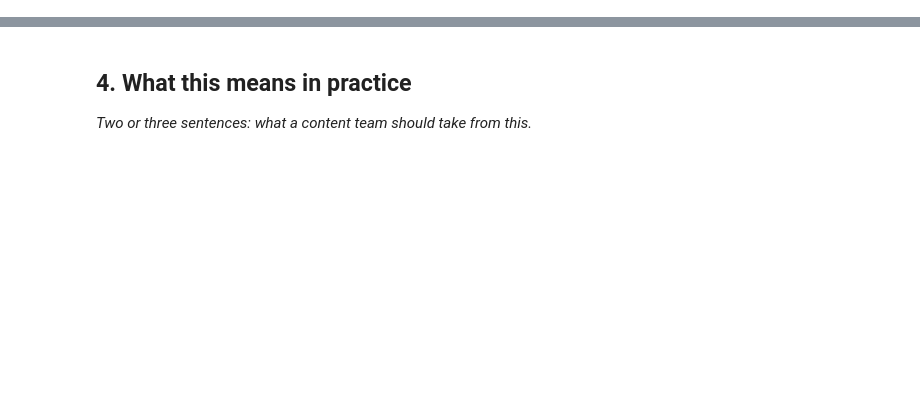
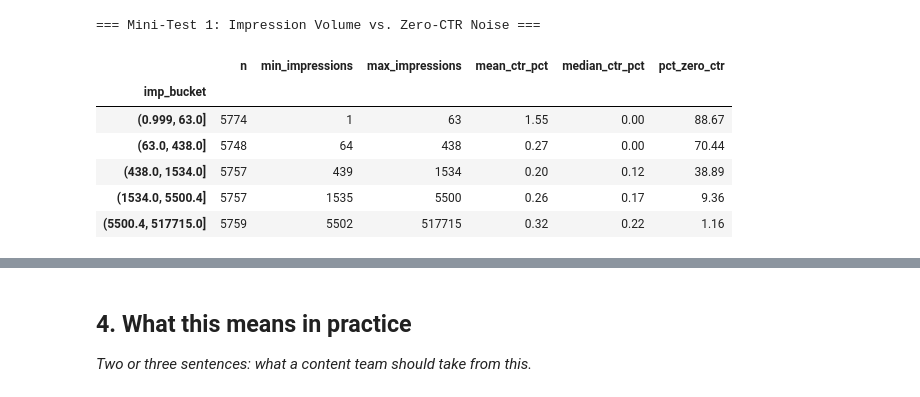
Before and after one commit to moath177/flyrank, a Jupyter notebook: work/notebooks/w04_signal_audit.ipynb, the cells around one changed output, grey strips where cells are left out. Drawn from its saved outputs; the diff is of its cells as text; code cells hidden in the pictures; blank space fills up the shorter version.

```diff
--- a/work/notebooks/w04_signal_audit.ipynb
+++ b/work/notebooks/w04_signal_audit.ipynb
@@ -8,0 +8,26 @@ This skeleton is yours to fill. Work the sections **in order** — each one has
+# %%
+import os, sys, subprocess
+import pandas as pd, numpy as np
+import matplotlib.pyplot as plt
+
+# Colab / local path resolution
+IN_COLAB = "google.colab" in sys.modules
+REPO_URL = "https://github.com/flyrank-bih/flyrank-ml-internship-starter"
+REPO_DIR = "flyrank-ml-internship-starter"
+
+if IN_COLAB:
+    if not os.path.isdir(REPO_DIR):
+        subprocess.run(["git", "clone", "--depth", "1", REPO_URL, REPO_DIR], check=True)
+    os.chdir(REPO_DIR)
+    subprocess.run([sys.executable, "-m", "pip", "install", "-q", "-r", "requirements.txt"], check=True)
+elif os.path.basename(os.getcwd()) == "notebooks":
+    os.chdir("../..")
+elif os.path.basename(os.getcwd()) == "work":
+    os.chdir("..")
+
+print("Working dir:", os.getcwd())
+assert os.path.exists("data/raw/content_refresh_anonymized.csv"), "starter CSV not found — are you at repo root?"
+print("Starter data found. Loading dataset...")
+
+df = pd.read_csv("data/raw/content_refresh_anonymized.csv")
+print(f"Loaded {len(df):,} rows x {len(df.columns)} columns.")
@@ -20,0 +148,22 @@ This skeleton is yours to fill. Work the sections **in order** — each one has
+# %%
+# Mini-Test 1: Impression Volume vs % Zero-CTR Noise
+valid["imp_bucket"] = pd.qcut(valid["impressions_90d"], 5, duplicates="drop")
+t1 = valid.groupby("imp_bucket", observed=False).agg(
+    n=("ctr", "count"),
+    min_impressions=("impressions_90d", "min"),
+    max_impressions=("impressions_90d", "max"),
+    mean_ctr_pct=("ctr", "mean"),
+    median_ctr_pct=("ctr", "median"),
+    pct_zero_ctr=("ctr", lambda x: (x == 0).mean() * 100)
+)
+print("=== Mini-Test 1: Impression Volume vs. Zero-CTR Noise ===")
+display(t1.round(2))
+# %% [output]
+=== Mini-Test 1: Impression Volume vs. Zero-CTR Noise ===
+|  | n | min_impressions | max_impressions | mean_ctr_pct | median_ctr_pct | pct_zero_ctr |
+| imp_bucket |  |  |  |  |  |  |
+| (0.999, 63.0] | 5774 | 1 | 63 | 1.55 | 0.00 | 88.67 |
+| (63.0, 438.0] | 5748 | 64 | 438 | 0.27 | 0.00 | 70.44 |
+| (438.0, 1534.0] | 5757 | 439 | 1534 | 0.20 | 0.12 | 38.89 |
+| (1534.0, 5500.4] | 5757 | 1535 | 5500 | 0.26 | 0.17 | 9.36 |
+| (5500.4, 517715.0] | 5759 | 5502 | 517715 | 0.32 | 0.22 | 1.16 |
```
Also changed, not shown: parts of 18 cells of this notebook, 1 other file.
